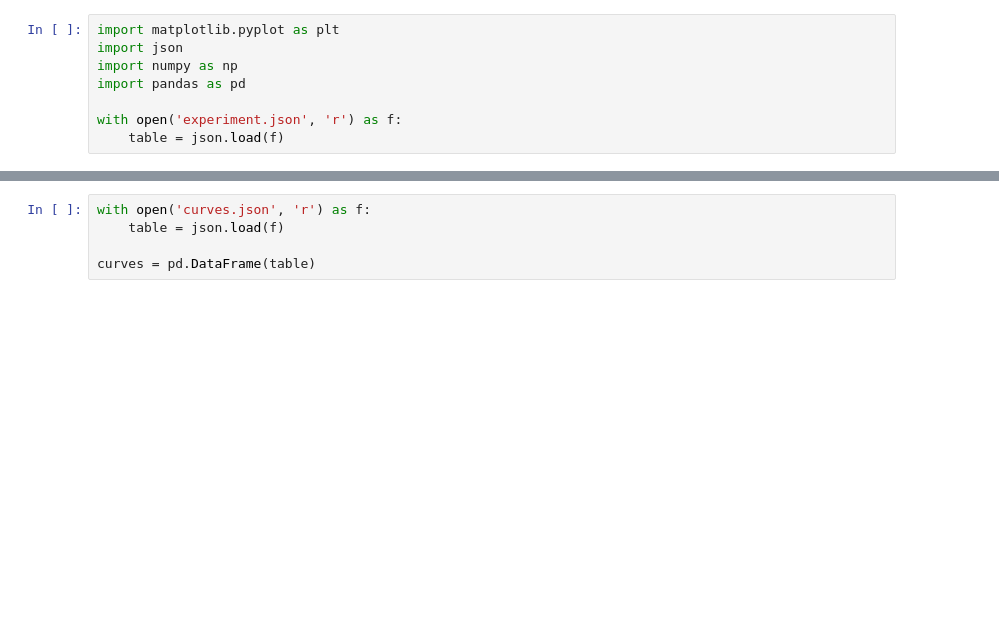
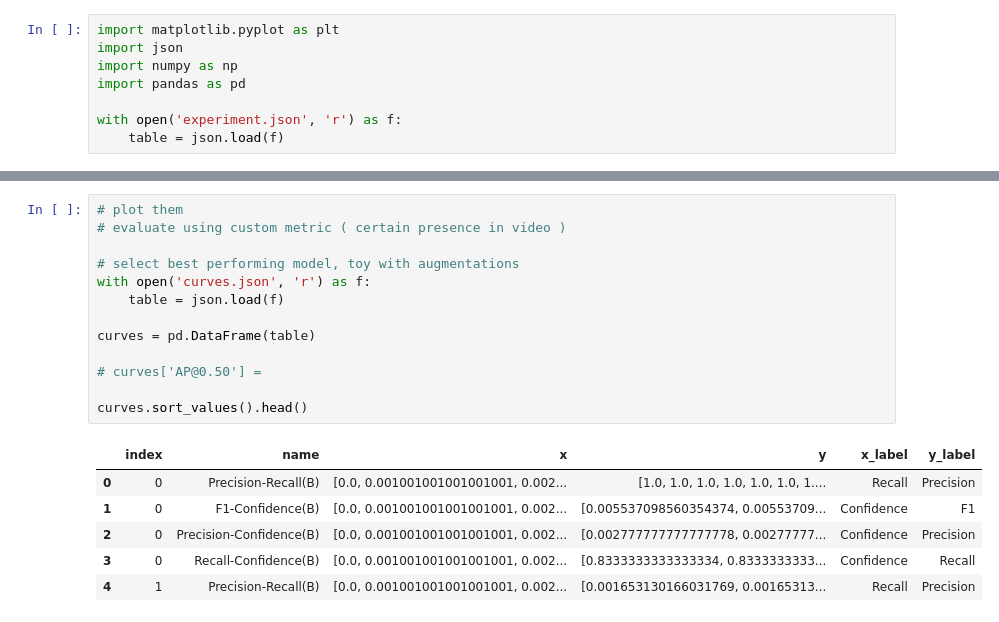
Before and after one commit to gonzalobugueno/od-eval, a Jupyter notebook: plot.ipynb, the cells around one changed output, grey strips where cells are left out. Saved outputs shown, nothing was run; the diff lists cells and outputs as text; blank space fills up the shorter version.

```diff
--- a/plot.ipynb
+++ b/plot.ipynb
@@ -36,6 +40,21 @@ models
 # %%
+# plot them
+# evaluate using custom metric ( certain presence in video )
+
+# select best performing model, toy with augmentations
 with open('curves.json', 'r') as f:
     table = json.load(f)
 
 curves = pd.DataFrame(table)
+
+# curves['AP@0.50'] =
+
+curves.sort_values().head()
+# %% [output]
+|  | index | name | x | y | x_label | y_label |
+| 0 | 0 | Precision-Recall(B) | [0.0, 0.001001001001001001, 0.002... | [1.0, 1.0, 1.0, 1.0, 1.0, 1.0, 1.... | Recall | Precision |
+| 1 | 0 | F1-Confidence(B) | [0.0, 0.001001001001001001, 0.002... | [0.005537098560354374, 0.00553709... | Confidence | F1 |
+| 2 | 0 | Precision-Confidence(B) | [0.0, 0.001001001001001001, 0.002... | [0.002777777777777778, 0.00277777... | Confidence | Precision |
+| 3 | 0 | Recall-Confidence(B) | [0.0, 0.001001001001001001, 0.002... | [0.8333333333333334, 0.8333333333... | Confidence | Recall |
+| 4 | 1 | Precision-Recall(B) | [0.0, 0.001001001001001001, 0.002... | [0.001653130166031769, 0.00165313... | Recall | Precision |
 # %%
```
Also changed, not shown: parts of 3 cells of this notebook.
